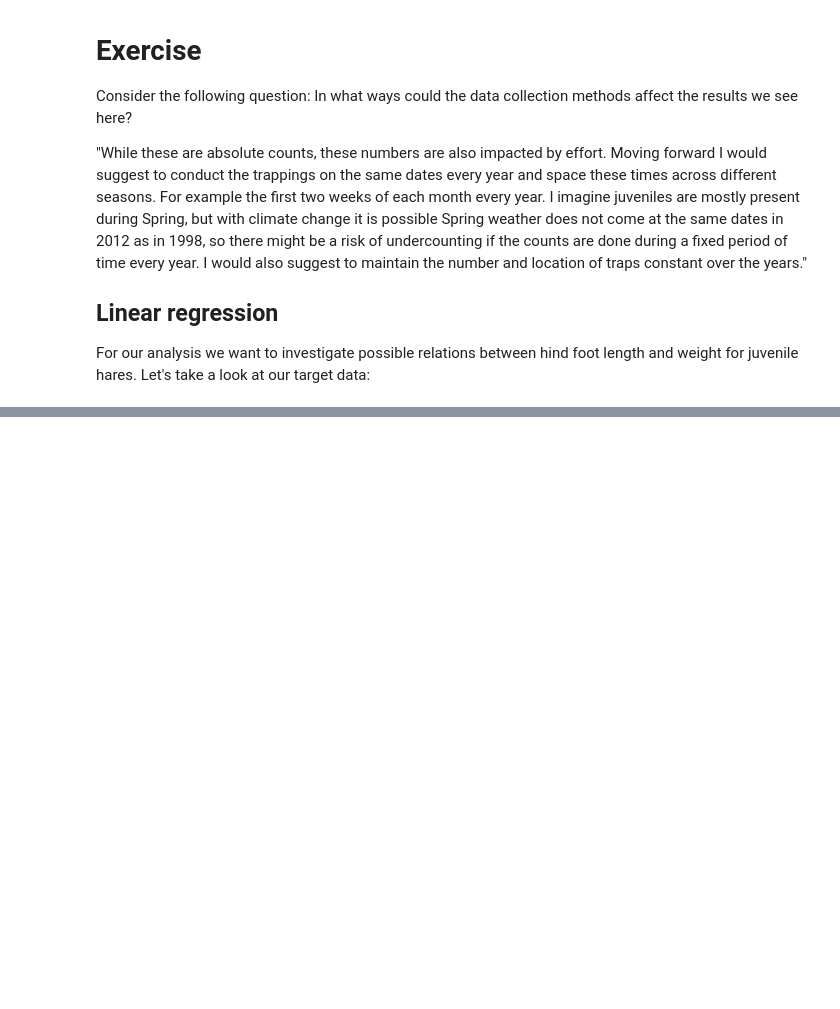
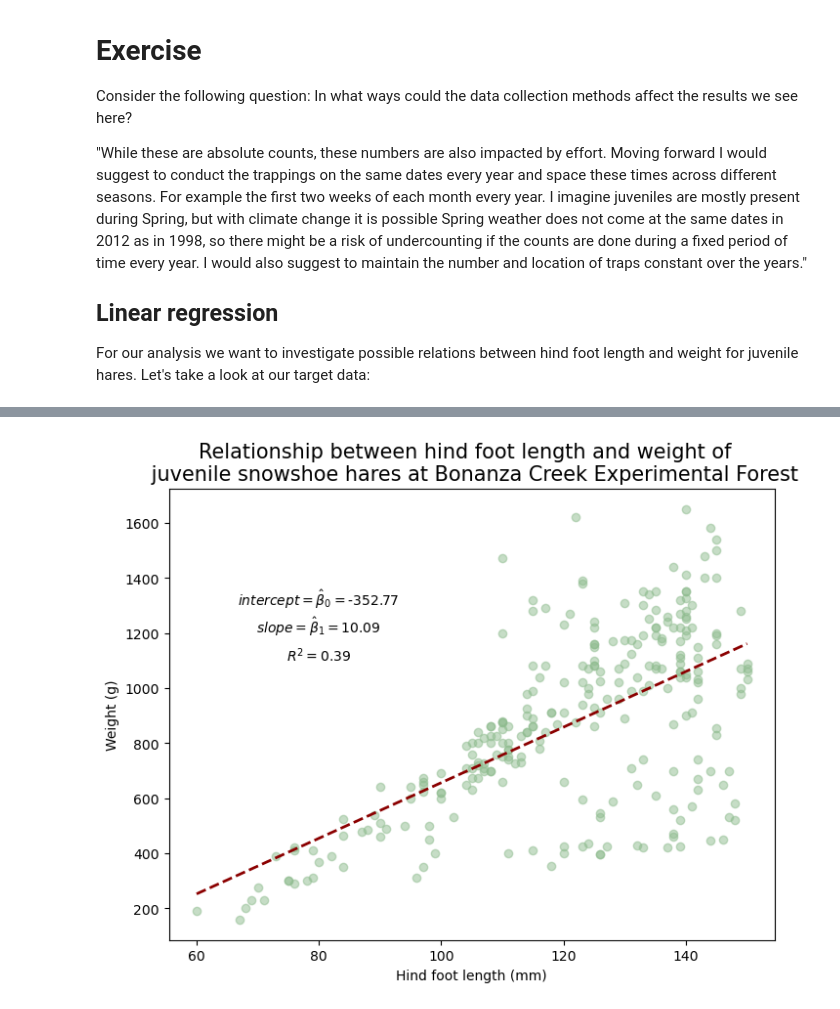
Before and after one commit to rellimylime/eds220-2025-in-class, a Jupyter notebook: week10-linear-regression.ipynb, the cells around one changed output, grey strips where cells are left out. Drawn from its saved outputs; the diff is of its cells as text; code cells hidden in the pictures; blank space fills up the shorter version.

```diff
--- a/week10-linear-regression.ipynb
+++ b/week10-linear-regression.ipynb
@@ -185,0 +223,14 @@ Let's take a look at our target data:
+# %%
+# Fit model
+model = LinearRegression().fit(X, y)
+
+# Calculate R^2
+R_sq = model.score(X, y)
+print(f"Coefficient of determination (R^2): {R_sq}")
+
+# Retrieve intercept and slope
+intercept = model.intercept_
+print(f"x-axis intercept: {intercept}")
+
+slope = model.coef_[0]
+print(f"Slope: {slope}")
@@ -185,0 +257,42 @@ Let's take a look at our target data:
+# %%
+#| code-fold: True
+
+
+fig, ax = plt.subplots(figsize=(8,6))
+
+ax.scatter(x=juveniles_weight_hindft['hindft'],
+           y=juveniles_weight_hindft['weight'],
+           alpha=0.5,
+           color='#8FBC8F')
+
+# Define parameters of the regression line
+x_start = juveniles_weight_hindft['hindft'].min()
+x_end = juveniles_weight_hindft['hindft'].max()
+
+# Plot the line
+ax.plot([x_start, x_end],
+        [slope*x_start + intercept, slope*x_end + intercept],
+        color="darkred",
+        lw=2,
+        linestyle="--")
+
+# Add the parameters
+beta0 = r'$intercept = \hat\beta_0 =$'+ str(round(intercept,2))
+ax.text(80, 1300, beta0, fontsize=10, horizontalalignment='center')
+
+beta1 = r'$slope = \hat\beta_1 =$' + str(round(slope,2))
+ax.text(80, 1200, beta1, fontsize=10, horizontalalignment='center')
+
+r_squared = r'$R^2 =$' + str(round(R_sq,2))
+ax.text(80, 1100, r_squared, fontsize=10, horizontalalignment='center')
+
+# Add a title and axis label
+ax.set_title('Relationship between hind foot length and weight of  \n juvenile snowshoe hares at Bonanza Creek Experimental Forest',
+             {'fontsize':15})
+ax.set_xlabel('Hind foot length (mm)')
+ax.set_ylabel('Weight (g)')
+
+# Show the plot
+plt.show()
+# %% [output]
+[figure, added]
```
Also changed, not shown: parts of 6 cells of this notebook.
